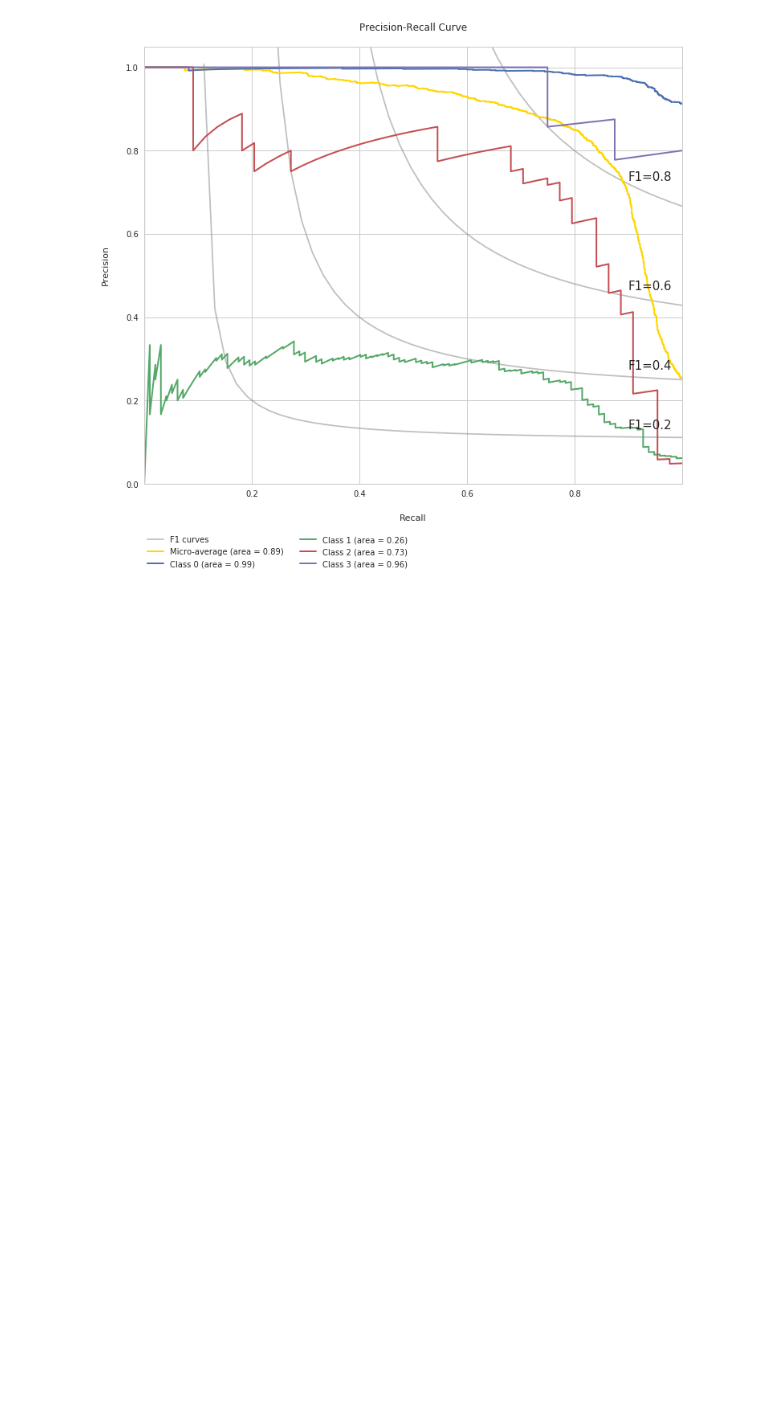
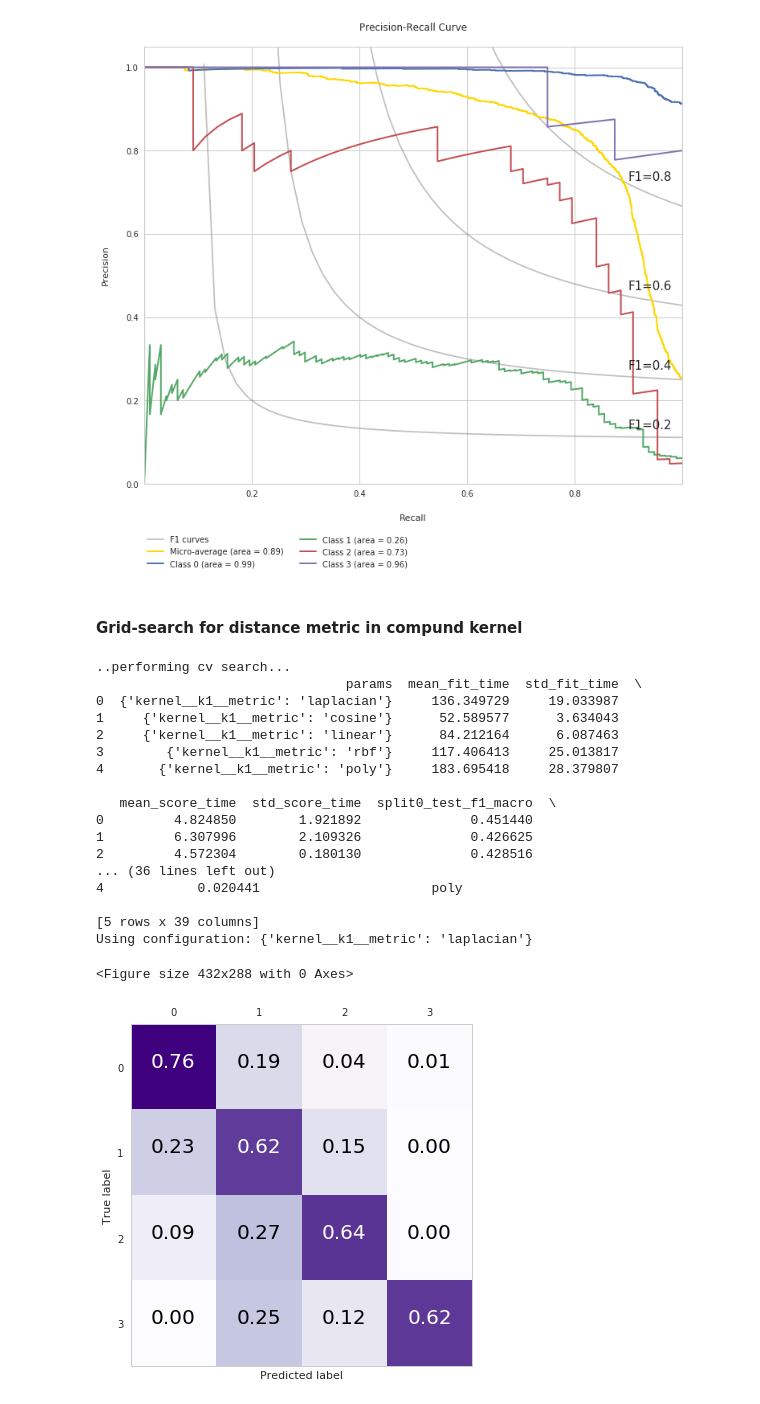
Before and after one commit to fmidev/sasse-polygon-process, a Jupyter notebook: notebooks/model_experiments.ipynb, the cells around one changed output. Cells and saved outputs as stored; diff of their text form; code cells hidden in the pictures; blank space fills up the shorter version.

```diff
--- a/notebooks/model_experiments.ipynb
+++ b/notebooks/model_experiments.ipynb
@@ -302,6 +264,34 @@ def cv(model, param_grid, X, y, n_iter=20):
         model.fit(X, y)
 
     return model, cv_results
+# %%
+def gridcv(model, param_grid, X, y):
+    cv_results = None
+    print('..performing cv search...')
+    searches = []
+
+    # Define jobs
+    grid_search = dcv.GridSearchCV(model,
+                                   param_grid,
+                                   scoring=['f1_macro', 'f1_micro', 'accuracy'],
+                                   return_train_score=True,
+                                   refit=False,
+                                   n_jobs=-1).fit(X, y)
+
+    # Gather results
+    cv_results = pd.DataFrame(grid_search.cv_results_) #.head(1)
+    cv_results.sort_values(by=['mean_test_f1_macro'], inplace=True, ascending=False, ignore_index=True)
+    print(cv_results.head())
+
+    best_params = cv_results.loc[0,'params']
+    model = model.set_params(**best_params)
+
+    print('Using configuration: {}'.format(best_params))
+
+    with joblib.parallel_backend('dask'):
+        model.fit(X, y)
+
+    return model, cv_results
 # %%
 def plot_class_hist(data_train, data_test, num_classes=4, fontsize=10):
     fig, ax = plt.subplots(figsize=(15,5))
@@ -969,3 +1008,40 @@ prec_rec_curve(y_test, y_pred_gpc_proba, 4, fontsize=15)
 # %% [output]
 Average precision score, micro-averaged over all classes: 0.89
 [figure]
+# %% [markdown]
+#### Grid-search for distance metric in compund kernel
+# %%
+#param_grid = {'kernel__k1__metric': ['linear','poly','polynomial','rbf','laplacian','sigmoid','cosine']}
+param_grid = {'kernel__k1__metric': ['linear','poly','polynomial','rbf','laplacian','cosine']}
+
+client.restart()
+#param_grid = {'kernel__k1__metric': ['sigmoid']}
+
+kernel = PairwiseKernel() *  DotProduct()
+gpc_compound2 = GaussianProcessClassifier(kernel=kernel, n_jobs=-1)
+
+gpc_compound2, cv_results = gridcv(gpc_compound2, param_grid, X_train_tiny, y_train_tiny)
+
+y_pred_gpc_c_proba = gpc_compound2.predict_proba(X_test.values)
+y_pred_gpc_c = np.argmax(y_pred_gpc_c_proba, axis=1)
+plot_confusion_matrix(y_test, y_pred_gpc_c, range(0,4), normalize=True, cmap=plt.cm.Purples)
+# %% [output]
+..performing cv search...
+                                params  mean_fit_time  std_fit_time  \
+0  {'kernel__k1__metric': 'laplacian'}     136.349729     19.033987
+1     {'kernel__k1__metric': 'cosine'}      52.589577      3.634043
+2     {'kernel__k1__metric': 'linear'}      84.212164      6.087463
+3        {'kernel__k1__metric': 'rbf'}     117.406413     25.013817
+4       {'kernel__k1__metric': 'poly'}     183.695418     28.379807
+
+   mean_score_time  std_score_time  split0_test_f1_macro  \
+0         4.824850        1.921892              0.451440
+1         6.307996        2.109326              0.426625
+2         4.572304        0.180130              0.428516
+... (36 lines left out)
+4            0.020441                      poly
+
+[5 rows x 39 columns]
+Using configuration: {'kernel__k1__metric': 'laplacian'}
+<Figure size 432x288 with 0 Axes>
+[figure, added]
```
Also changed, not shown: parts of 46 cells of this notebook, 5 other files.
